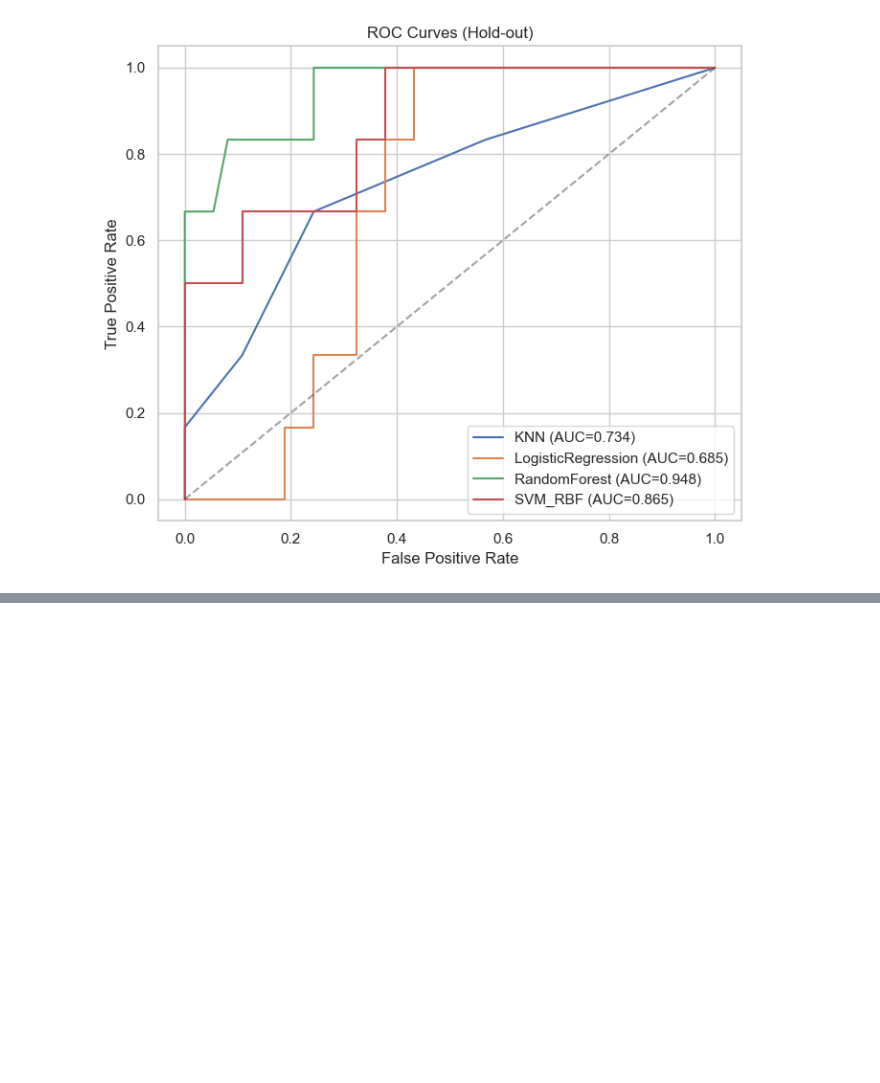
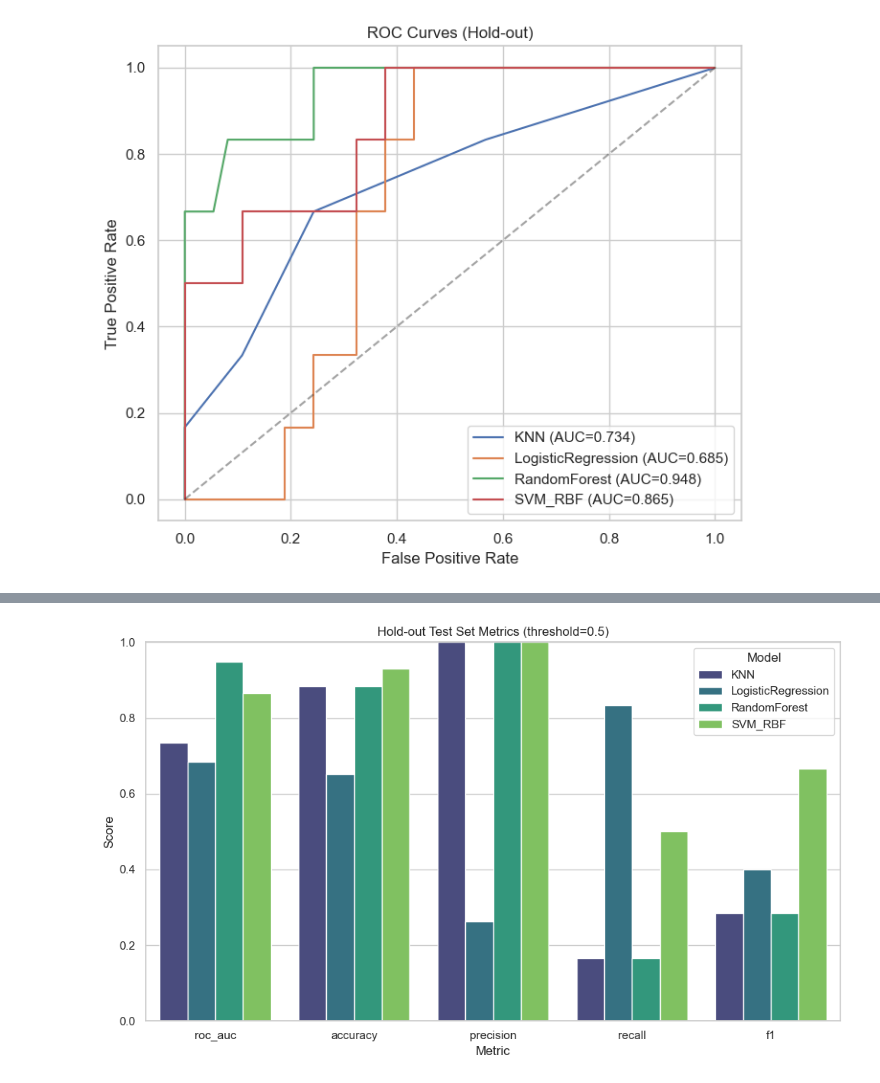
Before and after one commit to michael-vella/ics5110-assignment, a Jupyter notebook: notebooks/final/4_results_comparison.ipynb, the cells around one changed output, grey strips where cells are left out. Cells and saved outputs as stored; diff of their text form; code cells hidden in the pictures; blank space fills up the shorter version.

```diff
--- a/notebooks/final/4_results_comparison.ipynb
+++ b/notebooks/final/4_results_comparison.ipynb
@@ -479,0 +429,31 @@ plt.show()
+# %%
+# Metric comparison bar plot (computed from hold-out test set)
+holdout_metrics = []
+for name, preds in val_preds.items():
+    probs = val_probas[name]
+    holdout_metrics.append({
+        'model': name,
+        'roc_auc': roc_auc_score(y_val, probs),
+        'accuracy': accuracy_score(y_val, preds),
+        'precision': precision_score(y_val, preds, zero_division=0),
+        'recall': recall_score(y_val, preds),
+        'f1': f1_score(y_val, preds)
+    })
+
+plot_df = pd.DataFrame(holdout_metrics).melt(
+    id_vars='model',
+    var_name='metric',
+    value_name='score'
+)
+
+plt.figure(figsize=(10, 6))
+sns.barplot(data=plot_df, x='metric', y='score', hue='model', palette='viridis')
+plt.title('Hold-out Test Set Metrics (threshold=0.5)')
+plt.ylabel('Score')
+plt.xlabel('Metric')
+plt.ylim(0, 1)
+plt.legend(title='Model')
+plt.tight_layout()
+plt.show()
+# %% [output]
+[figure, added]
```
Also changed, not shown: parts of 5 cells of this notebook.
